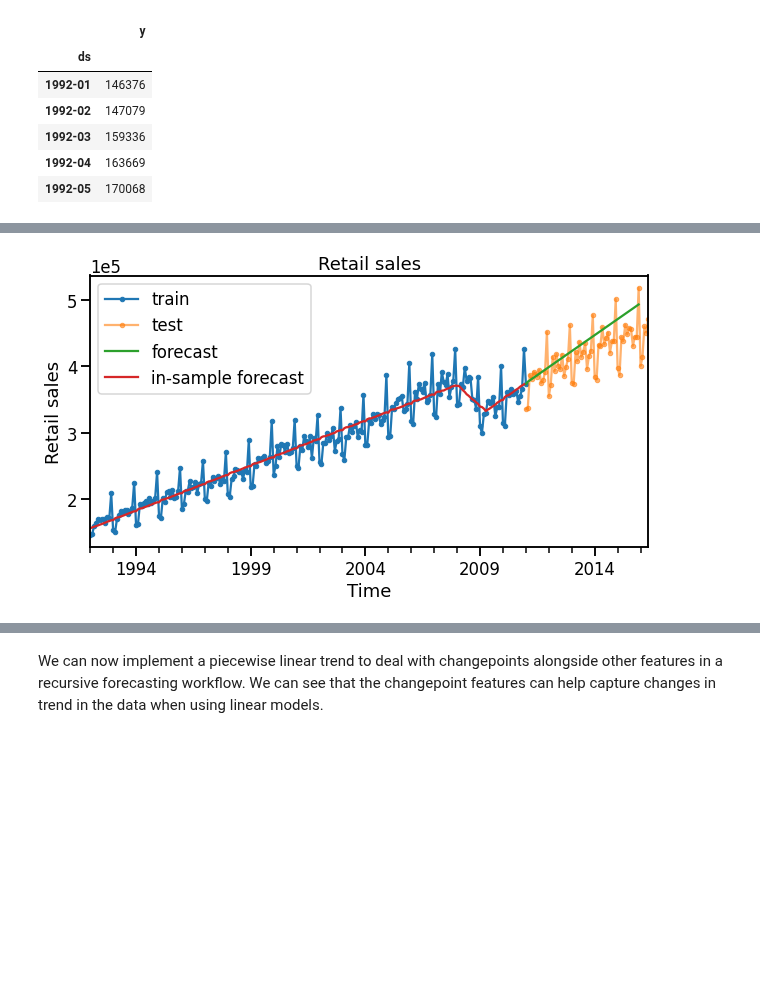
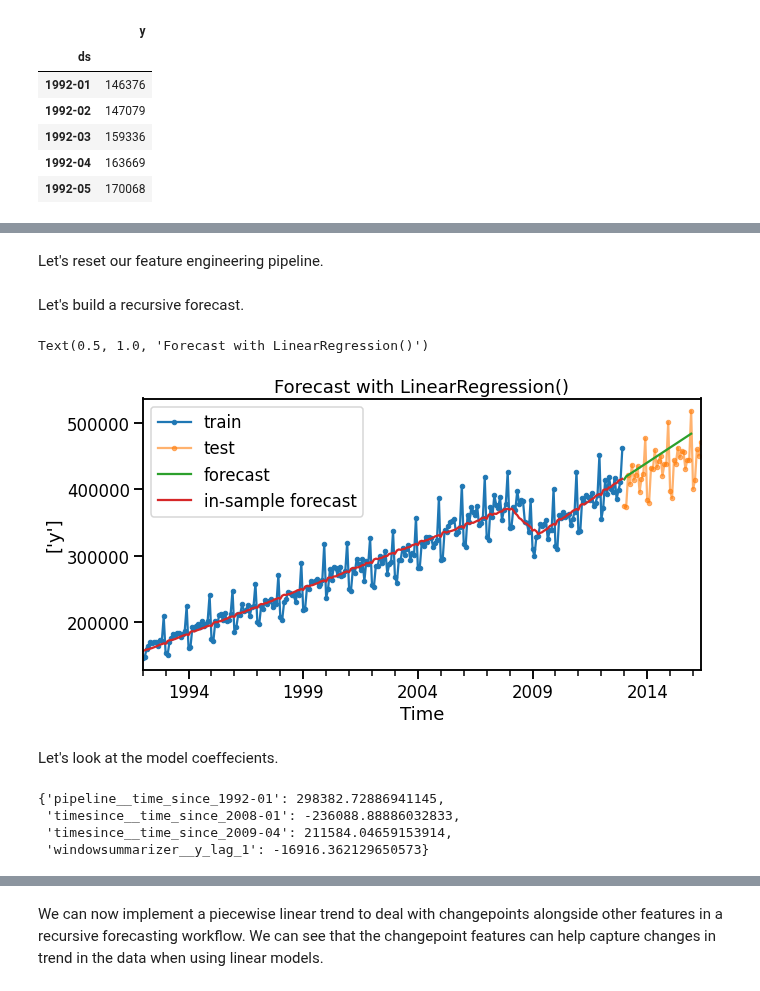
Before and after one commit to trainindata/feature-engineering-for-time-series-forecasting, a Jupyter notebook: 09-Trend-Features/04-piecewise-linear-trend-and-changepoints.ipynb, the cells around one changed output, grey strips where cells are left out. Cells and saved outputs as stored; diff of their text form; code cells hidden in the pictures; blank space fills up the shorter version.

```diff
--- a/09-Trend-Features/04-piecewise-linear-trend-and-changepoints.ipynb
+++ b/09-Trend-Features/04-piecewise-linear-trend-and-changepoints.ipynb
@@ -197,0 +220,2 @@ lag_window_transformer.fit_transform(df[["y"]])
+# %%
+feat_eng_trafo.fit_transform(df)
@@ -197,0 +237,8 @@ lag_window_transformer.fit_transform(df[["y"]])
+# %% [markdown]
+Let's reset our feature engineering pipeline.
+# %%
+# We can use `clone` to return an unfitted version
+# of the pipeline.
+feat_eng_trafo = clone(feat_eng_trafo)
+# %% [markdown]
+Let's build a recursive forecast.
@@ -303,41 +329,33 @@ for forecast_period in forecast_periods:
-# %%
-# --- CREATE IN-SAMPLE PREDICTIONS--- #
-# Look at predictions on the training set
-# using the one step ahead forecast model.
-train_mask = df_y_and_X.index < forecast_start_period
-X_train = df_y_and_X.loc[train_mask, features]
-y_forecast_train = model.predict(X_train)
-y_forecast_train = pd.DataFrame({"y":y_forecast_train.flatten()}, index=X_train.index)
-# %%
-# --- CONVENIENT POST PROCESSING--- #
-# Fill in last forecast in the dataframe that contains
-# target and features.
-df_y_and_X.loc[forecast_period, target] = y_pred[0]
-
-# Retreive forecast and actuals.
-y_forecast = df_train.loc[forecast_start_period:, target]
-y_train = df.loc[:forecast_start_period, target]
-y_test = df.loc[forecast_start_period:, target]
 # %%
+# --- PLOTTING --- #
 # Plot the forecast.
 fig, ax = plt.subplots(figsize=[10, 5])
 
 # Plot training set.
-y_train[:forecast_start_period].plot(ax=ax, marker='.')
+y_train.plot(ax=ax, marker='.')
 # Plot actuals in forecasting horizon.
 y_test.plot(ax=ax, marker='.', alpha=0.6)
 # Plot forecast.
 y_forecast.plot(ax=ax)
 # Plot 1 step forecasts in training data.
 y_forecast_train.plot(ax=ax)
 
 ax.legend(["train", "test", "forecast", "in-sample forecast"])
 ax.set_xlabel("Time")
-ax.set_ylabel("Retail sales")
-ax.set_title("Retail sales")
-ax.ticklabel_format(style='sci', axis='y', scilimits=(0,0))
+ax.set_ylabel(f"{target}")
+ax.set_title(f"Forecast with {model}")
 # %% [output]
+Text(0.5, 1.0, 'Forecast with LinearRegression()')
-[figure, old version]
+[figure, new version]
+# %% [markdown]
+Let's look at the model coeffecients.
+# %%
+dict(zip(X_train.columns, model.coef_[0]))
+# %% [output]
+{'pipeline__time_since_1992-01': 298382.72886941145,
+ 'timesince__time_since_2008-01': -236088.88886032833,
+ 'timesince__time_since_2009-04': 211584.04659153914,
+ 'windowsummarizer__y_lag_1': -16916.362129650573}
 # %%
 # Compute error metrics.
 from sklearn.metrics import mean_squared_error
```
Also changed, not shown: parts of 14 cells of this notebook, 4 other files.
